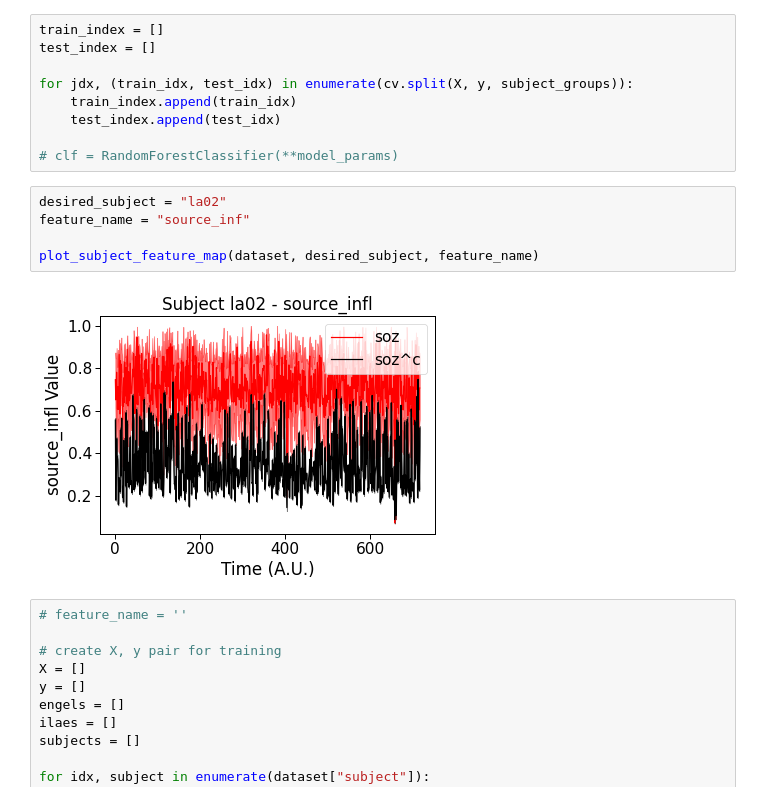
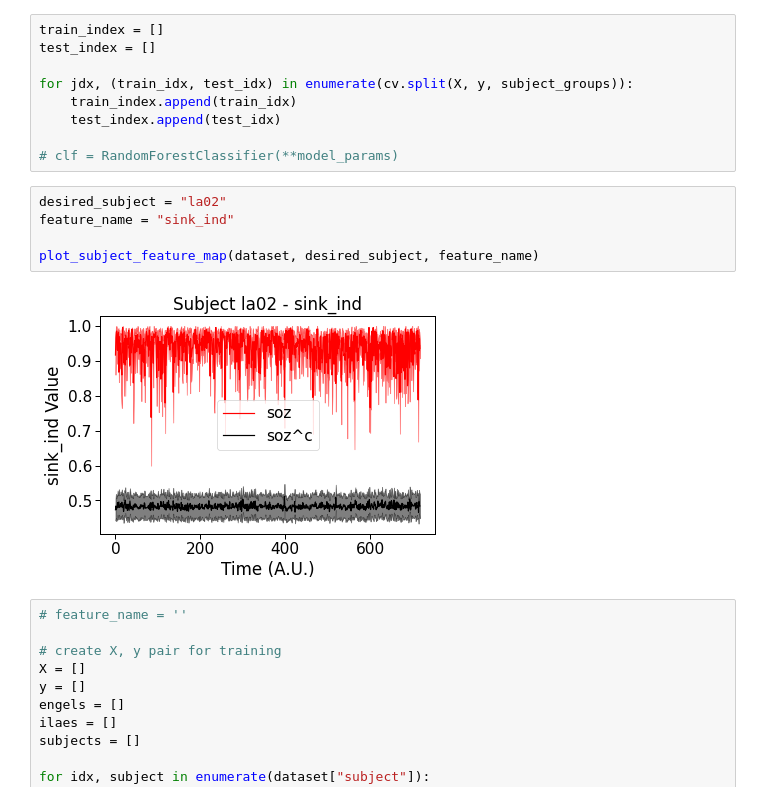
Before and after one commit to adam2392/interictal_study, a Jupyter notebook: notebooks/source_sink_validation.ipynb, the cells around one changed output. Cells and saved outputs as stored; diff of their text form.

```diff
--- a/notebooks/source_sink_validation.ipynb
+++ b/notebooks/source_sink_validation.ipynb
@@ -271,11 +271,11 @@ for jdx, (train_idx, test_idx) in enumerate(cv.split(X, y, subject_groups)):
 # clf = RandomForestClassifier(**model_params)
 # %%
 desired_subject = "la02"
-feature_name = "source_inf"
+feature_name = "sink_ind"
 
 plot_subject_feature_map(dataset, desired_subject, feature_name)
 # %% [output]
-[figure, old version]
+[figure, new version]
 # %%
 # feature_name = ''
 
```
Also changed, not shown: parts of 2 cells of this notebook.
